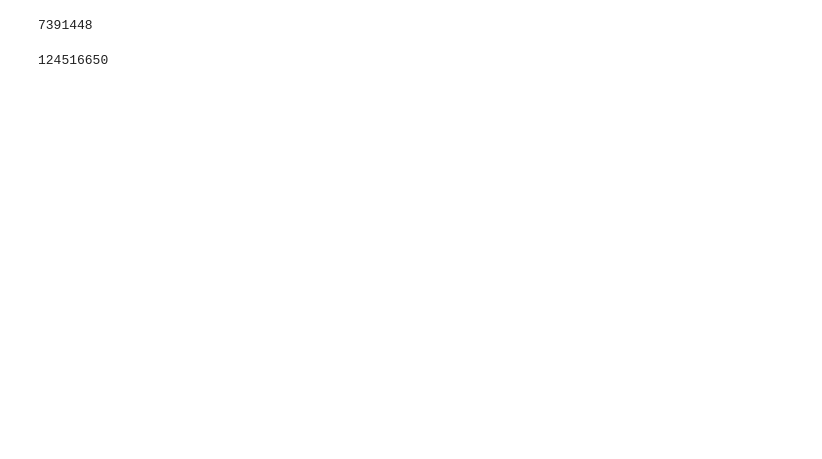
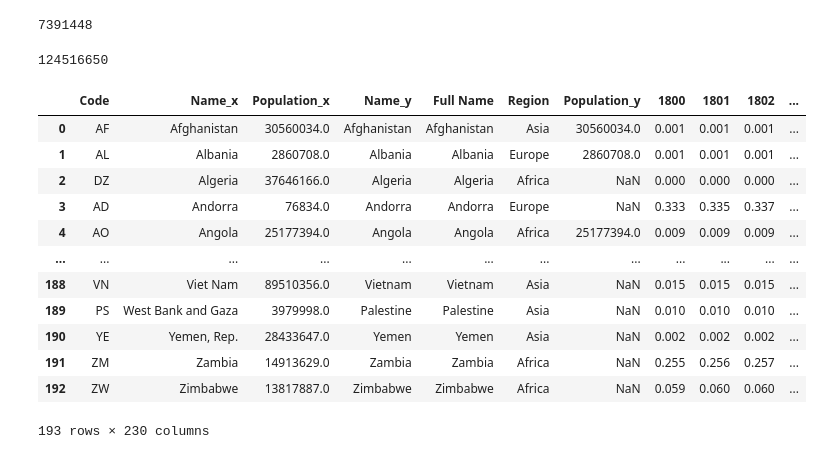
Before and after one commit to SuzukiRyuichiro/batch-2359, a Jupyter notebook: data_sourcing/sourcing.ipynb, the cells around one changed output. Cells and saved outputs as stored; diff of their text form; code cells hidden in the pictures; blank space fills up the shorter version.

```diff
--- a/data_sourcing/sourcing.ipynb
+++ b/data_sourcing/sourcing.ipynb
@@ -117,3 +117,59 @@ def fetch_population_of_a_country(country, year):
 fetch_population_of_a_country('JP', 2023)
 # %% [output]
 124516650
+# %%
+# iterate over each row of the df
+# on each row, use the country code to get the population
+# add that info as a new column
+
+for index, row in merged_df.head(3).iterrows():
+    population = fetch_population_of_a_country(row["Code"], 2012)
+    merged_df.loc[index, 'Population'] = population
+# %%
+# Create empty lists as placeholders for the codes, names and populations
+country_codes = []
+country_names = []
+populations = []
+
+# Start at page 1 and start a while loop (we don't know how many pages we'll get)
+page = 1
+while True:
+    url = f"https://api.worldbank.org/v2/country/all/indicator/SP.POP.TOTL"
+
+    params = {
+        "format": "json",
+        "date": year,
+        "page": page,  # This is new: we pass the page we want as a param
+    }
+
+    response = requests.get(url=url, params=params).json()
+
+    # Add the codes, names and populations to our placeholders
+    country_codes.extend([result["country"]["id"] for result in response[1]])
+    country_names.extend([result["country"]["value"] for result in response[1]])
+    populations.extend(result["value"] for result in response[1])
+
+    # Check if this wasn't the last page
+    if page == response[0]["pages"]:
+        break
+    # Get ready for the next page
+    page += 1
+# %%
+population_df = pd.DataFrame(
+    {"Code": country_codes, "Name": country_names, "Population": populations}
+)
+population_df.merge(merged_df, left_on='Code', right_on='Code')
+# %% [output]
+|  | Code | Name_x | Population_x | Name_y | Full Name | Region | Population_y | 1800 | 1801 | 1802 | ... |
+| 0 | AF | Afghanistan | 30560034.0 | Afghanistan | Afghanistan | Asia | 30560034.0 | 0.001 | 0.001 | 0.001 | ... |
+| 1 | AL | Albania | 2860708.0 | Albania | Albania | Europe | 2860708.0 | 0.001 | 0.001 | 0.001 | ... |
+| 2 | DZ | Algeria | 37646166.0 | Algeria | Algeria | Africa | NaN | 0.000 | 0.000 | 0.000 | ... |
+| 3 | AD | Andorra | 76834.0 | Andorra | Andorra | Europe | NaN | 0.333 | 0.335 | 0.337 | ... |
+| 4 | AO | Angola | 25177394.0 | Angola | Angola | Africa | 25177394.0 | 0.009 | 0.009 | 0.009 | ... |
+| ... | ... | ... | ... | ... | ... | ... | ... | ... | ... | ... | ... |
+| 188 | VN | Viet Nam | 89510356.0 | Vietnam | Vietnam | Asia | NaN | 0.015 | 0.015 | 0.015 | ... |
+| 189 | PS | West Bank and Gaza | 3979998.0 | Palestine | Palestine | Asia | NaN | 0.010 | 0.010 | 0.010 | ... |
+| 190 | YE | Yemen, Rep. | 28433647.0 | Yemen | Yemen | Asia | NaN | 0.002 | 0.002 | 0.002 | ... |
+| 191 | ZM | Zambia | 14913629.0 | Zambia | Zambia | Africa | NaN | 0.255 | 0.256 | 0.257 | ... |
+| 192 | ZW | Zimbabwe | 13817887.0 | Zimbabwe | Zimbabwe | Africa | NaN | 0.059 | 0.060 | 0.060 | ... |
+193 rows × 230 columns
```
Also changed, not shown: parts of 5 cells of this notebook, 2 other files.
